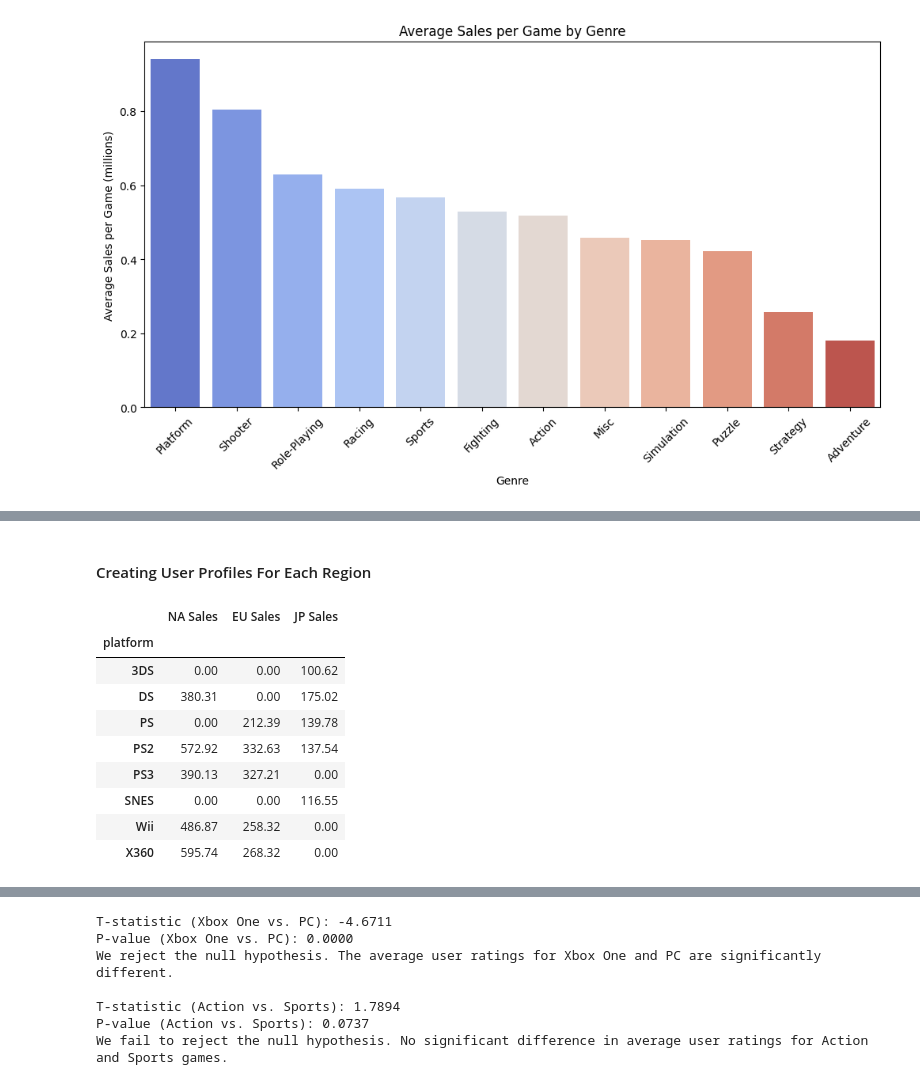
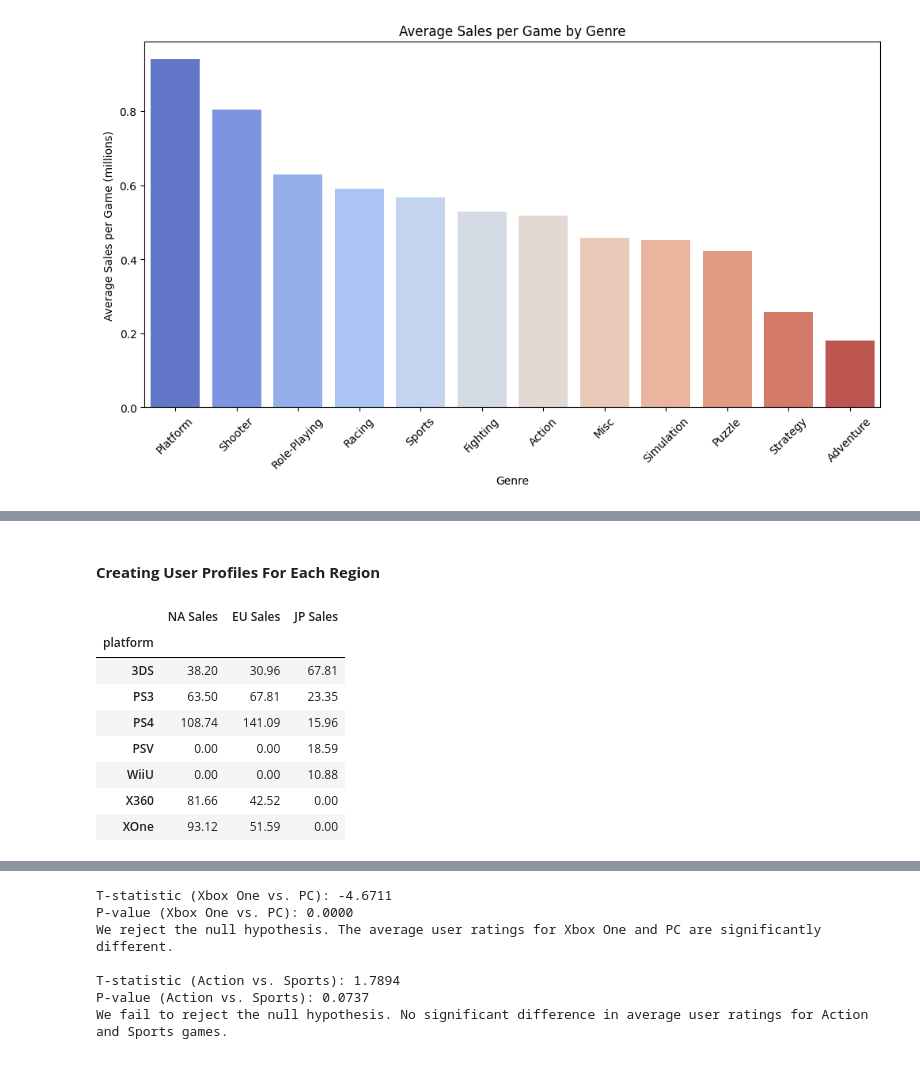
Before and after one commit to MitchellAsh/game-trends, a Jupyter notebook: game_trends_analysis.ipynb, the cells around one changed output, grey strips where cells are left out. Drawn from its saved outputs; the diff is of its cells as text; code cells hidden in the pictures.

```diff
--- a/game_trends_analysis.ipynb
+++ b/game_trends_analysis.ipynb
@@ -304,6 +324,6 @@ I chose to focus on the period from 2007 to 2016 because it captures the most re
 # %%
-# Filter the dataset to include only data from 2007 to 2016
-recent_data = df[df['year_of_release'].between(2007, 2016)]
+# Filter the dataset to include only data from 2013 to 2016
+recent_data = df[df['year_of_release'].between(2013, 2016)]
 
 # Group by year and platform, summing up sales
 recent_platform_sales = recent_data.groupby(['year_of_release', 'platform'])['total_sales'].sum().reset_index()
@@ -317,7 +337,7 @@ sns.lineplot(
     hue='platform',
     marker='o'
 )
-plt.title('Platform Sales Trends (2007-2016)', fontsize=16)
+plt.title('Platform Sales Trends (2013-2016)', fontsize=16)
 plt.xlabel('Year of Release', fontsize=12)
 plt.ylabel('Total Sales (in millions)', fontsize=12)
 plt.legend(title='Platform', bbox_to_anchor=(1.05, 1), loc='upper left')
@@ -565,28 +683,27 @@ Business Insights for 2017:
 # %% [markdown]
-#### Creating User Profiles For Each Region
+#### **Creating User Profiles For Each Region**
 # %%
 # Get top 5 platforms for each region
-top_platforms_na = df.groupby('platform')['na_sales'].sum().nlargest(5)
-top_platforms_eu = df.groupby('platform')['eu_sales'].sum().nlargest(5)
-top_platforms_jp = df.groupby('platform')['jp_sales'].sum().nlargest(5)
+top_platforms_na = recent_data.groupby('platform')['na_sales'].sum().nlargest(5)
+top_platforms_eu = recent_data.groupby('platform')['eu_sales'].sum().nlargest(5)
+top_platforms_jp = recent_data.groupby('platform')['jp_sales'].sum().nlargest(5)
 
 # Combine into a DataFrame for easier comparison
 top_platforms = pd.DataFrame({
     'NA Sales': top_platforms_na,
     'EU Sales': top_platforms_eu,
     'JP Sales': top_platforms_jp
 }).fillna(0)
 
 # Display results
 top_platforms
 # %% [output]
 |  | NA Sales | EU Sales | JP Sales |
 | platform |  |  |  |
-| 3DS | 0.00 | 0.00 | 100.62 |
-| DS | 380.31 | 0.00 | 175.02 |
-| PS | 0.00 | 212.39 | 139.78 |
-| PS2 | 572.92 | 332.63 | 137.54 |
-| PS3 | 390.13 | 327.21 | 0.00 |
-| SNES | 0.00 | 0.00 | 116.55 |
-| Wii | 486.87 | 258.32 | 0.00 |
-| X360 | 595.74 | 268.32 | 0.00 |
+| 3DS | 38.20 | 30.96 | 67.81 |
+| PS3 | 63.50 | 67.81 | 23.35 |
+| PS4 | 108.74 | 141.09 | 15.96 |
+| PSV | 0.00 | 0.00 | 18.59 |
+| WiiU | 0.00 | 0.00 | 10.88 |
+| X360 | 81.66 | 42.52 | 0.00 |
+| XOne | 93.12 | 51.59 | 0.00 |
```
Also changed, not shown: parts of 28 cells of this notebook.
